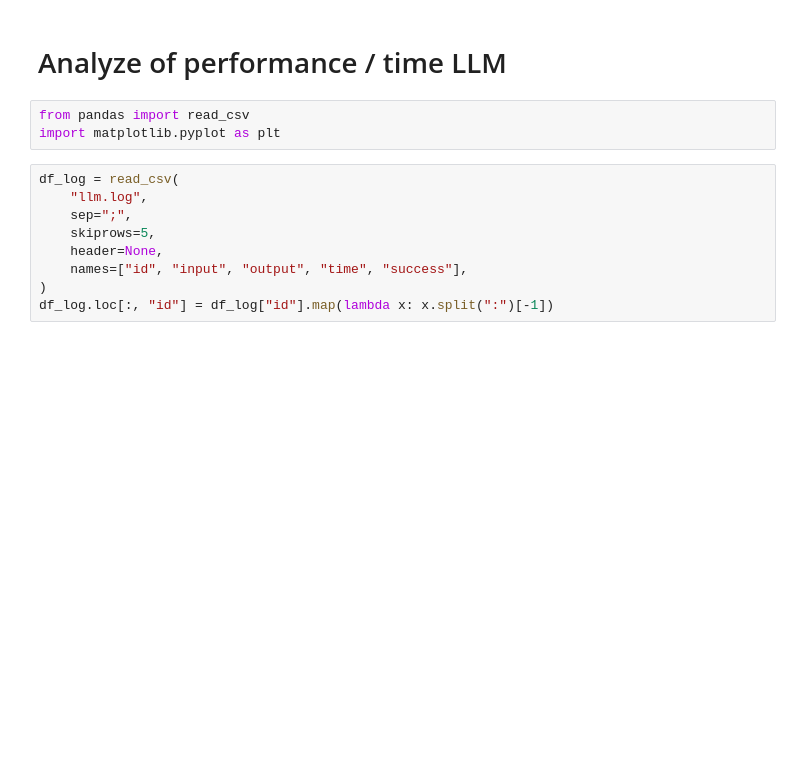
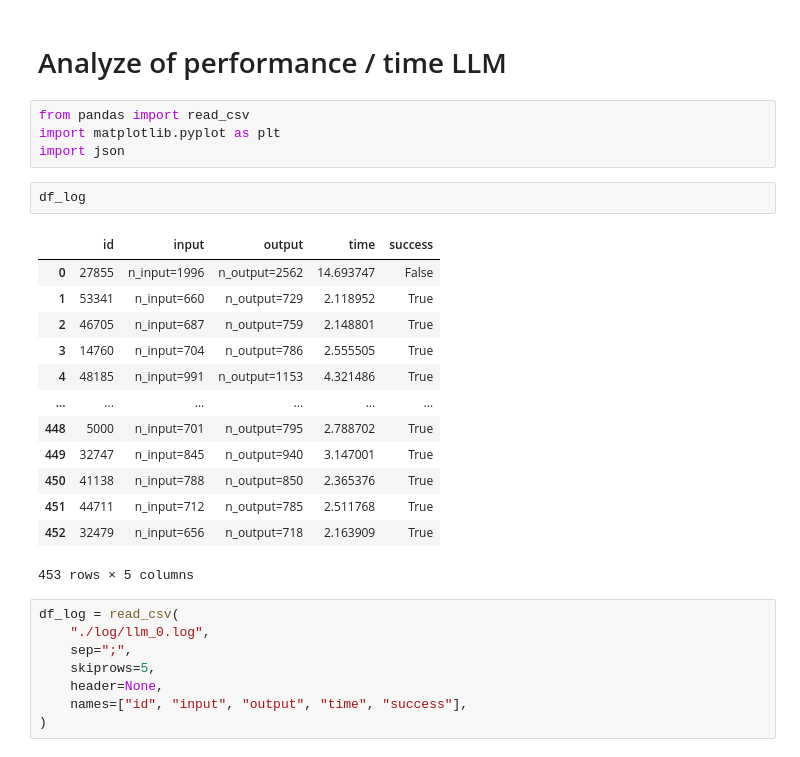
Before and after one commit to cfrancois7/ia4survey, a Jupyter notebook: notebook/perf_llm_analyze.ipynb, the cells around one changed output. Cells and saved outputs as stored; diff of their text form; blank space fills up the shorter version.

```diff
--- a/notebook/perf_llm_analyze.ipynb
+++ b/notebook/perf_llm_analyze.ipynb
@@ -3,12 +3,28 @@
 # %%
 from pandas import read_csv
 import matplotlib.pyplot as plt
+import json
+# %%
+df_log
+# %% [output]
+|  | id | input | output | time | success |
+| 0 | 27855 | n_input=1996 | n_output=2562 | 14.693747 | False |
+| 1 | 53341 | n_input=660 | n_output=729 | 2.118952 | True |
+| 2 | 46705 | n_input=687 | n_output=759 | 2.148801 | True |
+| 3 | 14760 | n_input=704 | n_output=786 | 2.555505 | True |
+| 4 | 48185 | n_input=991 | n_output=1153 | 4.321486 | True |
+| ... | ... | ... | ... | ... | ... |
+| 448 | 5000 | n_input=701 | n_output=795 | 2.788702 | True |
+| 449 | 32747 | n_input=845 | n_output=940 | 3.147001 | True |
+| 450 | 41138 | n_input=788 | n_output=850 | 2.365376 | True |
+| 451 | 44711 | n_input=712 | n_output=785 | 2.511768 | True |
+| 452 | 32479 | n_input=656 | n_output=718 | 2.163909 | True |
+453 rows × 5 columns
 # %%
 df_log = read_csv(
-    "llm.log",
+    "./log/llm_0.log",
     sep=";",
     skiprows=5,
     header=None,
     names=["id", "input", "output", "time", "success"],
 )
-df_log.loc[:, "id"] = df_log["id"].map(lambda x: x.split(":")[-1])
```
Also changed, not shown: parts of 8 cells of this notebook, 7 other files.
